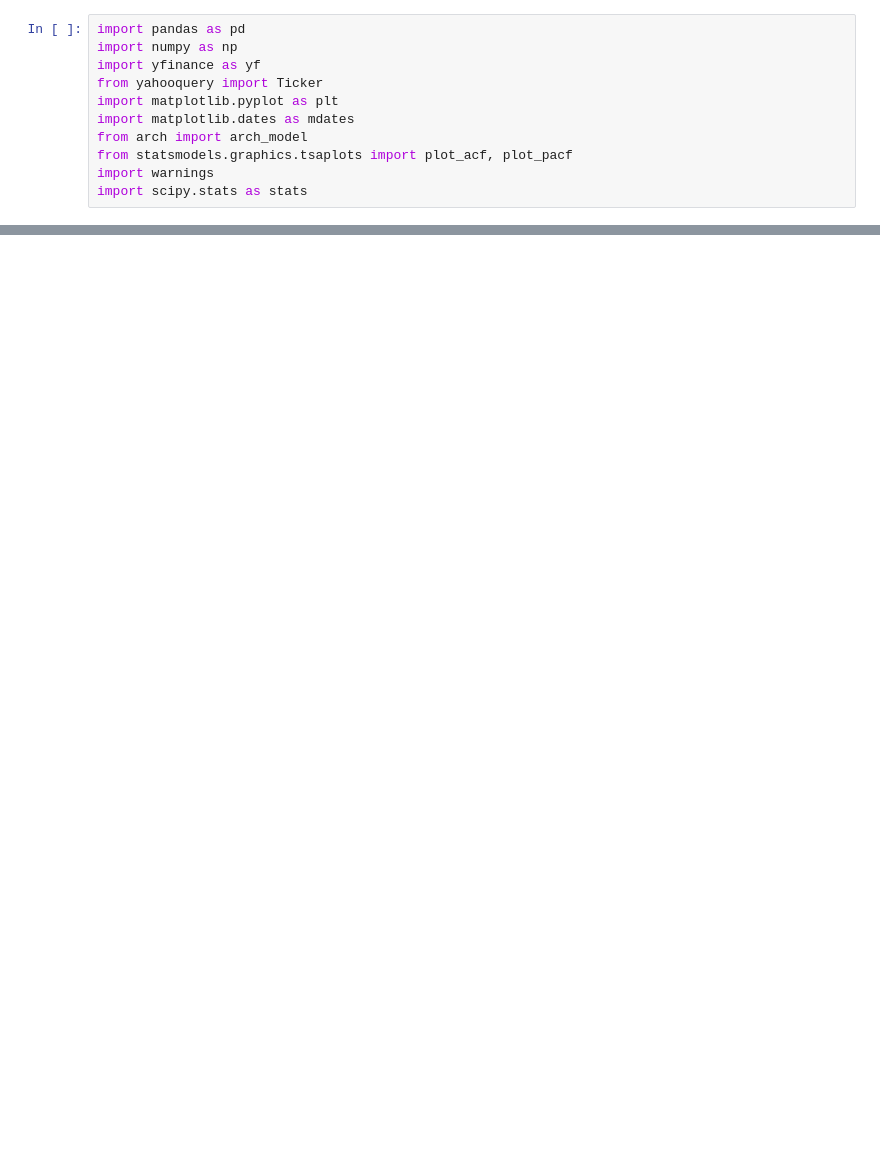
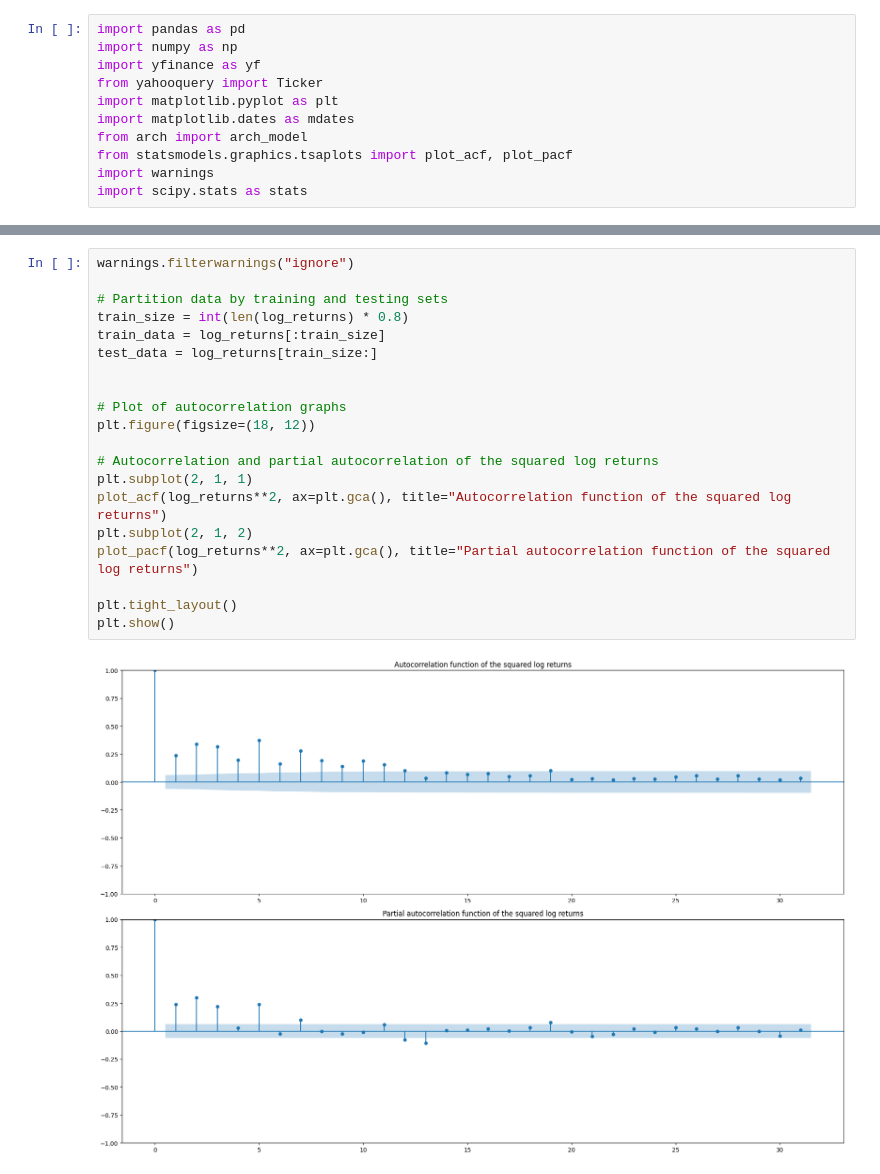
Before and after one commit to AdrienPortier/GARCH-Prediction-LSMIC, a Jupyter notebook: VaR_ES_Garch_LSMIC_final.ipynb, the cells around one changed output, grey strips where cells are left out. Cells and saved outputs as stored; diff of their text form; blank space fills up the shorter version.

```diff
--- a/VaR_ES_Garch_LSMIC_final.ipynb
+++ b/VaR_ES_Garch_LSMIC_final.ipynb
@@ -784,0 +142,22 @@ plt.show()
+# %%
+warnings.filterwarnings("ignore")
+
+# Partition data by training and testing sets
+train_size = int(len(log_returns) * 0.8)
+train_data = log_returns[:train_size]
+test_data = log_returns[train_size:]
+
+
+# Plot of autocorrelation graphs
+plt.figure(figsize=(18, 12))
+
+# Autocorrelation and partial autocorrelation of the squared log returns
+plt.subplot(2, 1, 1)
+plot_acf(log_returns**2, ax=plt.gca(), title="Autocorrelation function of the squared log returns")
+plt.subplot(2, 1, 2)
+plot_pacf(log_returns**2, ax=plt.gca(), title="Partial autocorrelation function of the squared log returns")
+
+plt.tight_layout()
+plt.show()
+# %% [output]
+[figure, added]
```
Also changed, not shown: parts of 45 cells of this notebook, 1 other file.
